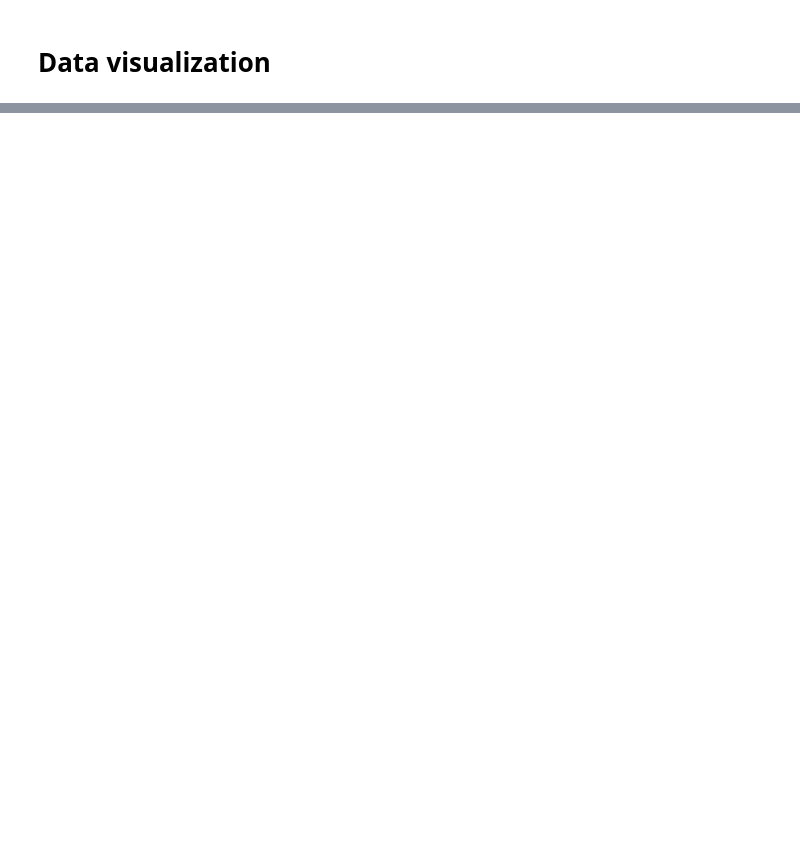
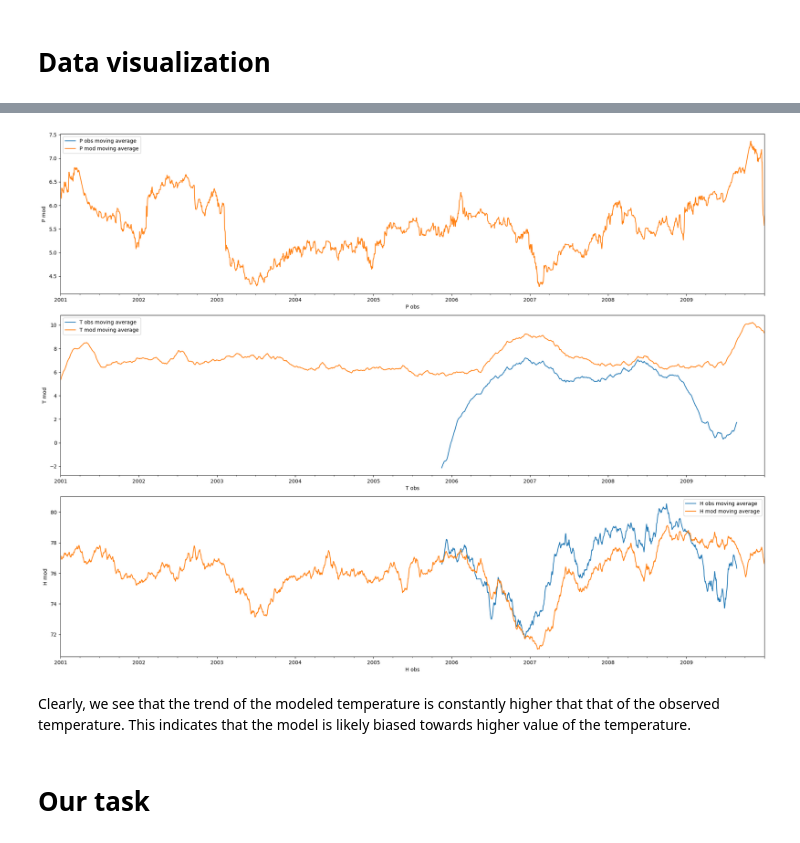
Before and after one commit to AIEnthousiast/Bias_Correction_Model, a Jupyter notebook: MasterNotebook.ipynb, the cells around one changed output, grey strips where cells are left out. Saved outputs shown, nothing was run; the diff lists cells and outputs as text; code cells hidden in the pictures; blank space fills up the shorter version.

```diff
--- a/MasterNotebook.ipynb
+++ b/MasterNotebook.ipynb
@@ -87,0 +124,34 @@ for idx in range(len(targets)):
+# %%
+plt.figure(figsize=(20,15))
+WINDOW_SIZE = 365
+for idx in range(len(targets)):
+    ax = plt.subplot(len(targets), 1, idx+1)
+    obs  =  station_0_data_index.loc[:,obs_targets[idx]]
+    obs_mov_average = obs.rolling(
+            window = WINDOW_SIZE,
+            center=True,
+            min_periods = WINDOW_SIZE //2 + 1
+    ).mean()
+    obs_mov_average.plot(ax=ax,label=f"{targets[idx]} obs moving average")
+    mod  =  station_0_data_index.loc[:,mod_targets[idx]]
+    mod_mov_average = mod.rolling(
+            window = WINDOW_SIZE,
+            center=True,
+            min_periods = WINDOW_SIZE // 2 + 1
+    ).mean()
+    mod_mov_average.plot(ax=ax,label=f"{targets[idx]} mod moving average")
+    ##sns.plot(x=station_0_data_index.index, y = station_0_data_augmented[mod_targets[idx]])
+
+    ax.set_xlabel(f"{obs_targets[idx]}")
+    ax.set_ylabel(f"{mod_targets[idx]}")
+    plt.legend()
+
+    plt.tight_layout()
+plt.savefig("station_0.png")
+plt.show()
+# %% [output]
+[figure, added]
+# %% [markdown]
+Clearly, we see that the trend of the modeled temperature is constantly higher that that of the observed temperature. This indicates that the model is likely biased towards higher value of the temperature.
+# %% [markdown]
+# Our task
```
Also changed, not shown: parts of 18 cells of this notebook, 2 other files.
